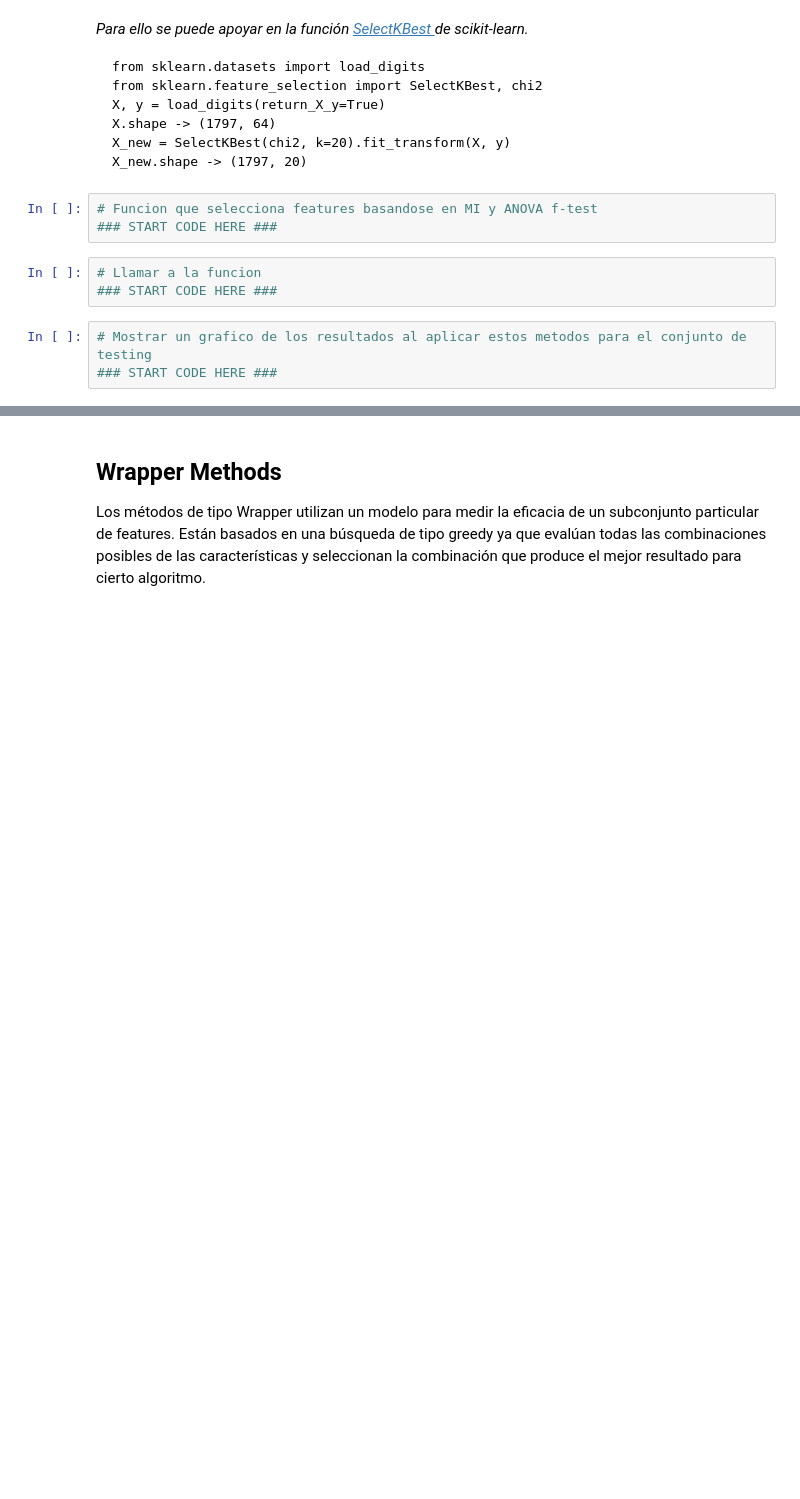
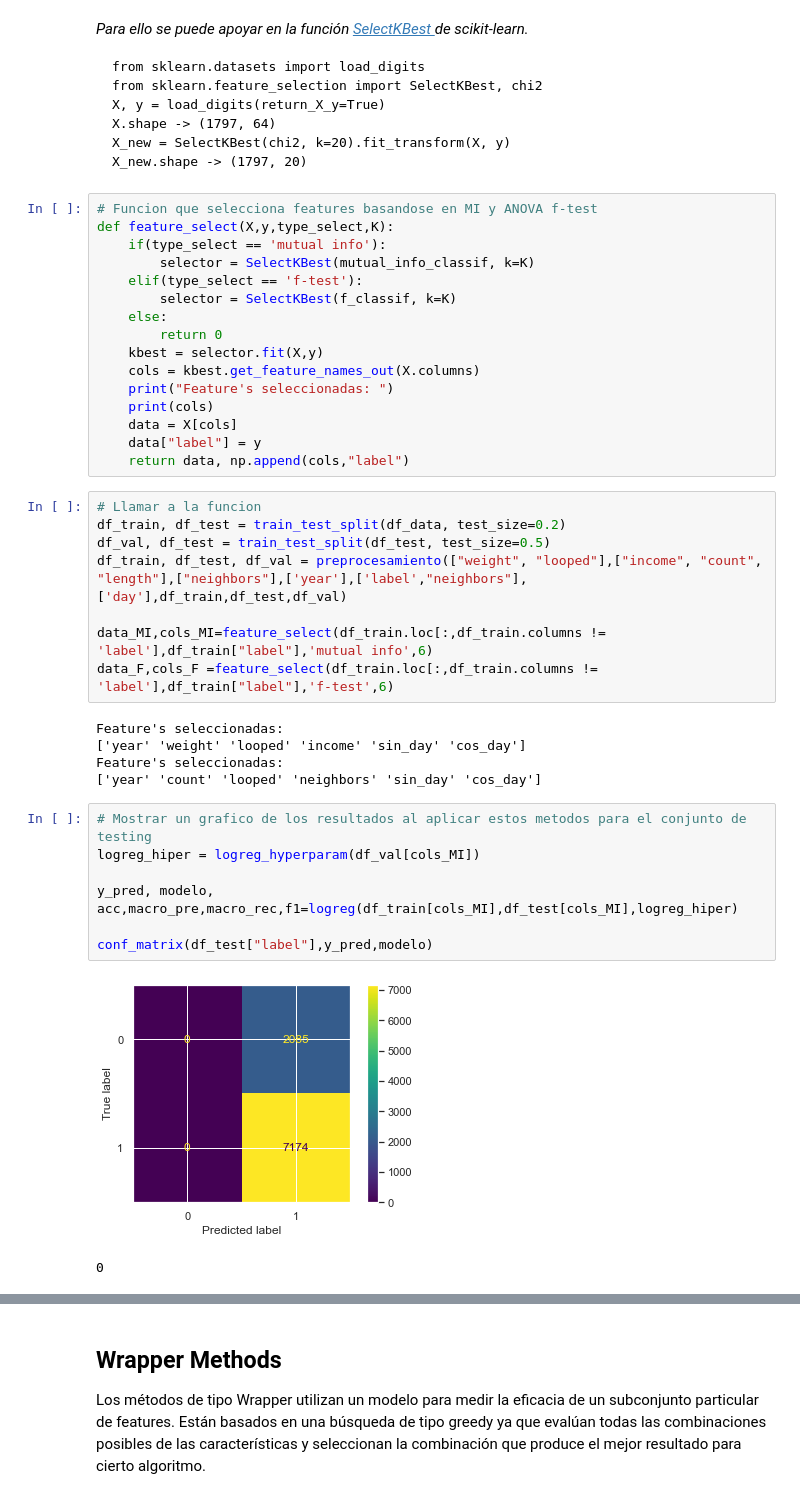
Before and after one commit to Bastian951/INF398-INTRODUCCION-AL-APRENDIZAJE-AUTOMATICO, a Jupyter notebook: Tarea 1/Tarea_1_ML_2022_1.ipynb, the cells around one changed output, grey strips where cells are left out. Drawn from its saved outputs; the diff is of its cells as text; blank space fills up the shorter version.

````diff
--- a/Tarea 1/Tarea_1_ML_2022_1.ipynb
+++ b/Tarea 1/Tarea_1_ML_2022_1.ipynb
@@ -795,12 +837,42 @@ X.shape -> (1797, 64)
 X_new = SelectKBest(chi2, k=20).fit_transform(X, y)
 X_new.shape -> (1797, 20)
 ```
-# %%
-# Funcion que selecciona features basandose en MI y ANOVA f-test
-### START CODE HERE ###
-# %%
-# Llamar a la funcion
-### START CODE HERE ###
+# %%
+# Funcion que selecciona features basandose en MI y ANOVA f-test
+def feature_select(X,y,type_select,K):
+    if(type_select == 'mutual info'):
+        selector = SelectKBest(mutual_info_classif, k=K)
+    elif(type_select == 'f-test'):
+        selector = SelectKBest(f_classif, k=K)
+    else:
+        return 0
+    kbest = selector.fit(X,y)
+    cols = kbest.get_feature_names_out(X.columns)
+    print("Feature's seleccionadas: ")
+    print(cols)
+    data = X[cols]
+    data["label"] = y
+    return data, np.append(cols,"label")
+# %%
+# Llamar a la funcion
+df_train, df_test = train_test_split(df_data, test_size=0.2)
+df_val, df_test = train_test_split(df_test, test_size=0.5)
+df_train, df_test, df_val = preprocesamiento(["weight", "looped"],["income", "count", "length"],["neighbors"],['year'],['label',"neighbors"],['day'],df_train,df_test,df_val)
+
+data_MI,cols_MI=feature_select(df_train.loc[:,df_train.columns != 'label'],df_train["label"],'mutual info',6)
+data_F,cols_F =feature_select(df_train.loc[:,df_train.columns != 'label'],df_train["label"],'f-test',6)
+# %% [output]
+Feature's seleccionadas:
+['year' 'weight' 'looped' 'income' 'sin_day' 'cos_day']
+Feature's seleccionadas:
+['year' 'count' 'looped' 'neighbors' 'sin_day' 'cos_day']
 # %%
 # Mostrar un grafico de los resultados al aplicar estos metodos para el conjunto de testing
-### START CODE HERE ###
+logreg_hiper = logreg_hyperparam(df_val[cols_MI])
+
+y_pred, modelo, acc,macro_pre,macro_rec,f1=logreg(df_train[cols_MI],df_test[cols_MI],logreg_hiper)
+
+conf_matrix(df_test["label"],y_pred,modelo)
+# %% [output]
+[figure, added]
+0
````
Also changed, not shown: parts of 25 cells of this notebook.
